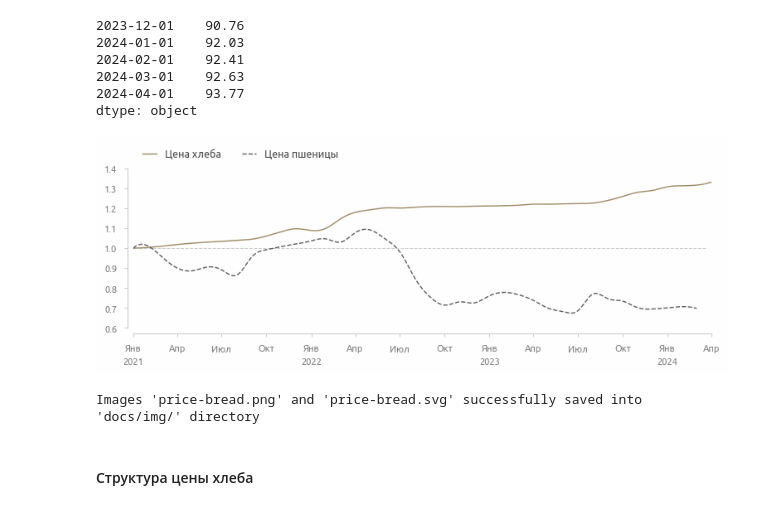
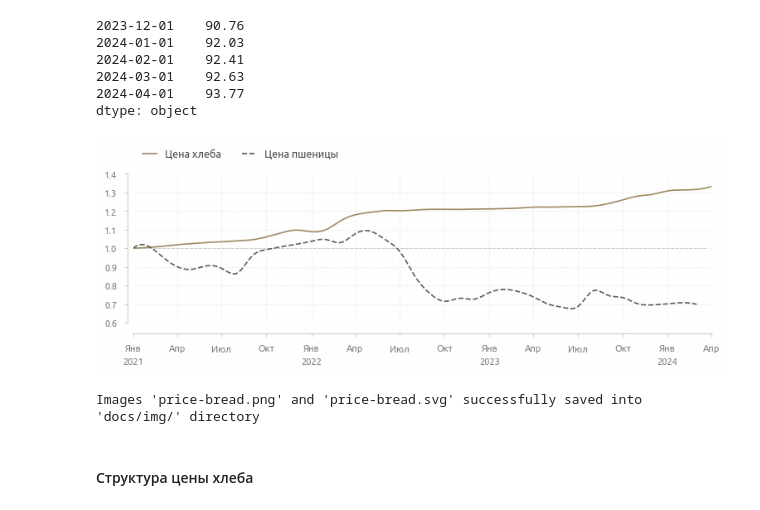
Before and after one commit to a-chasovsky/economics-rus, a Jupyter notebook: 01-report.ipynb, the cells around one changed output. Saved outputs shown, nothing was run; the diff lists cells and outputs as text; code cells hidden in the pictures.

```diff
--- a/01-report.ipynb
+++ b/01-report.ipynb
@@ -217,35 +217,35 @@ dtype: object
 fig = plt.figure()
 
 plt.plot(
     smoothed(normalized_by_first(bread), datetime_index=True),
     color=alpha_color(palette[6], 1),
     label='Цена хлеба')
 plt.plot(
     smoothed(normalized_by_first(wheat), datetime_index=True),
     ls='--', color=palette[0], label='Цена пшеницы')
 plot_hline(1)
 
 ax = ax_current()
 ax_ = axis_secondary(pad=25, label_color='#808080')
 
 ax.set_xlim(time_range)
 ax.legend(**legend_inline(), handlelength=1.35)
 ax.xaxis.set_major_formatter(mpl.dates.DateFormatter(fmt='%b'))
 ax.xaxis.set_major_locator(mpl.dates.MonthLocator([1, 4, 7, 10]))
 ax_.xaxis.set_major_formatter(mpl.dates.DateFormatter(fmt='%Y'))
 ax_.xaxis.set_major_locator(mpl.dates.MonthLocator(1))
 axis_rstyle(
     spines_color='#CCCCCC',
     ticks_color='#CCCCCC',
     ticklabels_color='#808080',
-    offset_bottom=5, offset_left=5)
+    offset_bottom=5, offset_left=5, grid=True)
 axis_translate_months()
 # axis_dates_capitalize()
 plt.show()
 
 savefig('price-bread', dir=path_save_img, figure=fig, dpi=100)
 # %% [output]
-[figure, old version]
+[figure, new version]
 Images 'price-bread.png' and 'price-bread.svg' successfully saved into 'docs/img/' directory
 # %%
 set_location()
```
Also changed, not shown: parts of 9 cells of this notebook, 25 other files.
